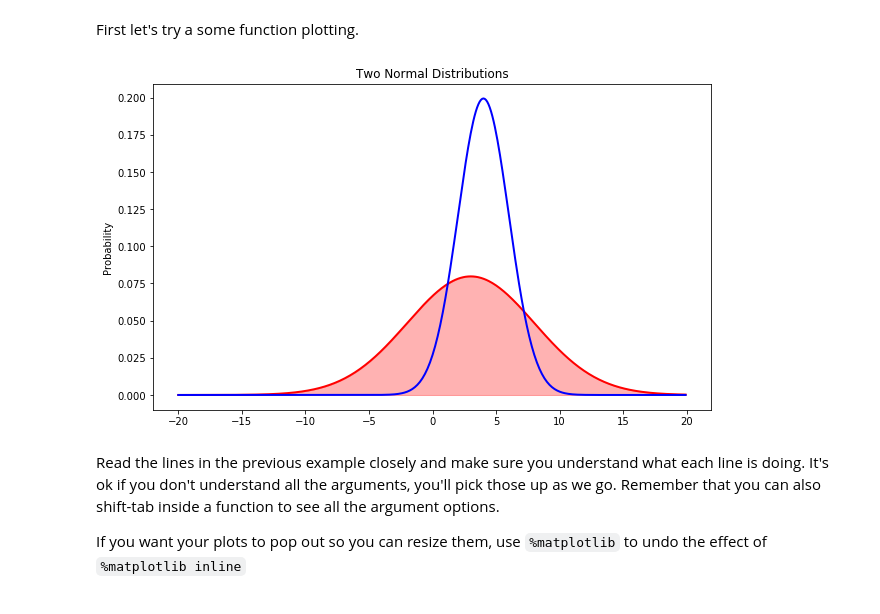
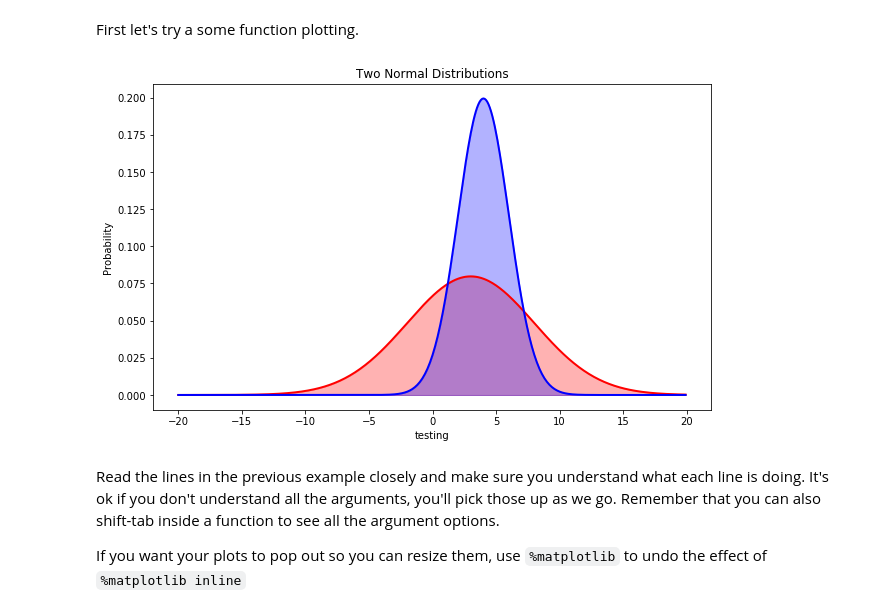
Before and after one commit to judesgit/GA-Data_Science, a Jupyter notebook: lessons/lesson-05/code/Data Visualization Lab.ipynb, the cells around one changed output. Cells and saved outputs as stored; diff of their text form; code cells hidden in the pictures.

```diff
--- a/lessons/lesson-05/code/Data Visualization Lab.ipynb
+++ b/lessons/lesson-05/code/Data Visualization Lab.ipynb
@@ -26,16 +26,18 @@ First let's try a some function plotting.
 # %%
 # Plot two normal distributions
 domain = np.arange(-20, 20, 0.1)
 values = stats.norm(3, 5).pdf(domain)
 plt.plot(domain, values, color='r', linewidth=2)
 plt.fill_between(domain, 0, values, color='r', alpha=0.3)
 values = stats.norm(4, 2).pdf(domain)
 plt.plot(domain, values, color='b', linewidth=2)
+plt.fill_between(domain, 0, values, color='b', alpha=0.3) # I just included this part for testing
 plt.ylabel("Probability")
+plt.xlabel("testing") # I just included this part for testing
 plt.title("Two Normal Distributions")
 plt.show()
 # %% [output]
-[figure, old version]
+[figure, new version]
 # %% [markdown]
 Read the lines in the previous example closely and make sure you understand what each line is doing. It's ok if you don't understand all the arguments, you'll pick those up as we go. Remember that you can also shift-tab inside a function to see all the argument options.
 
```
Also changed, not shown: parts of 18 cells of this notebook, 3 other files.
